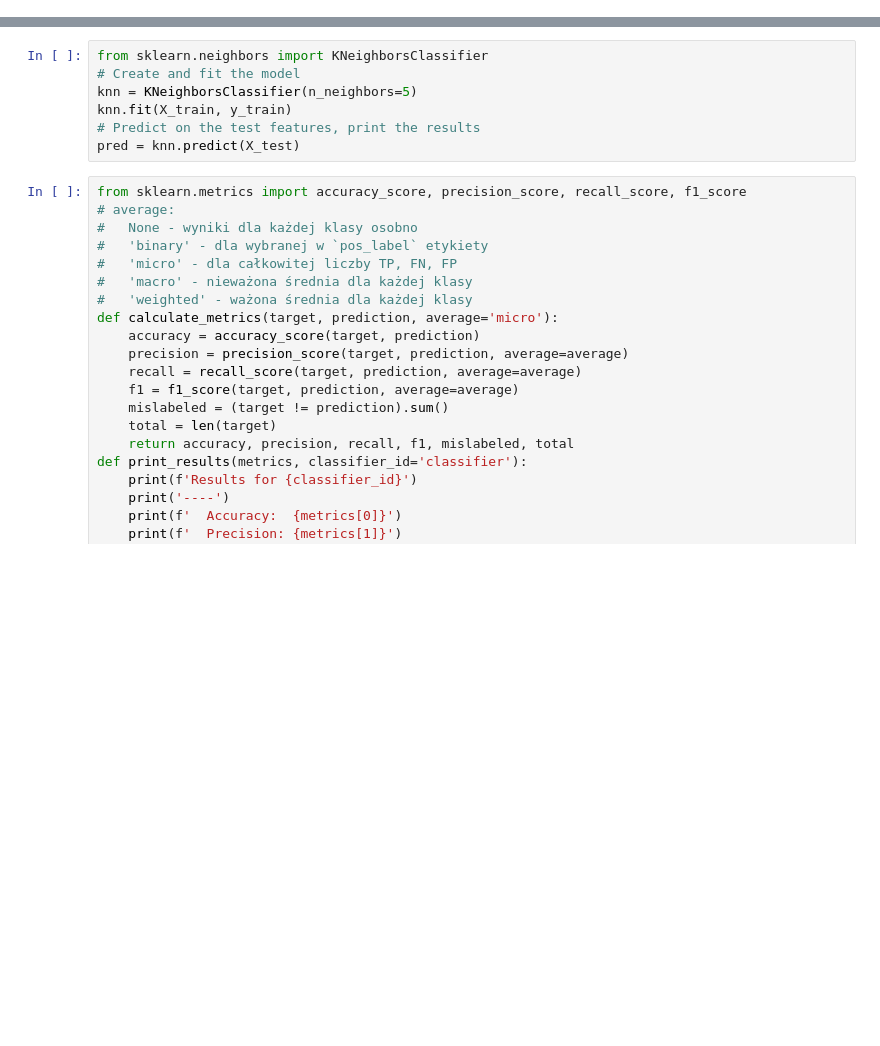
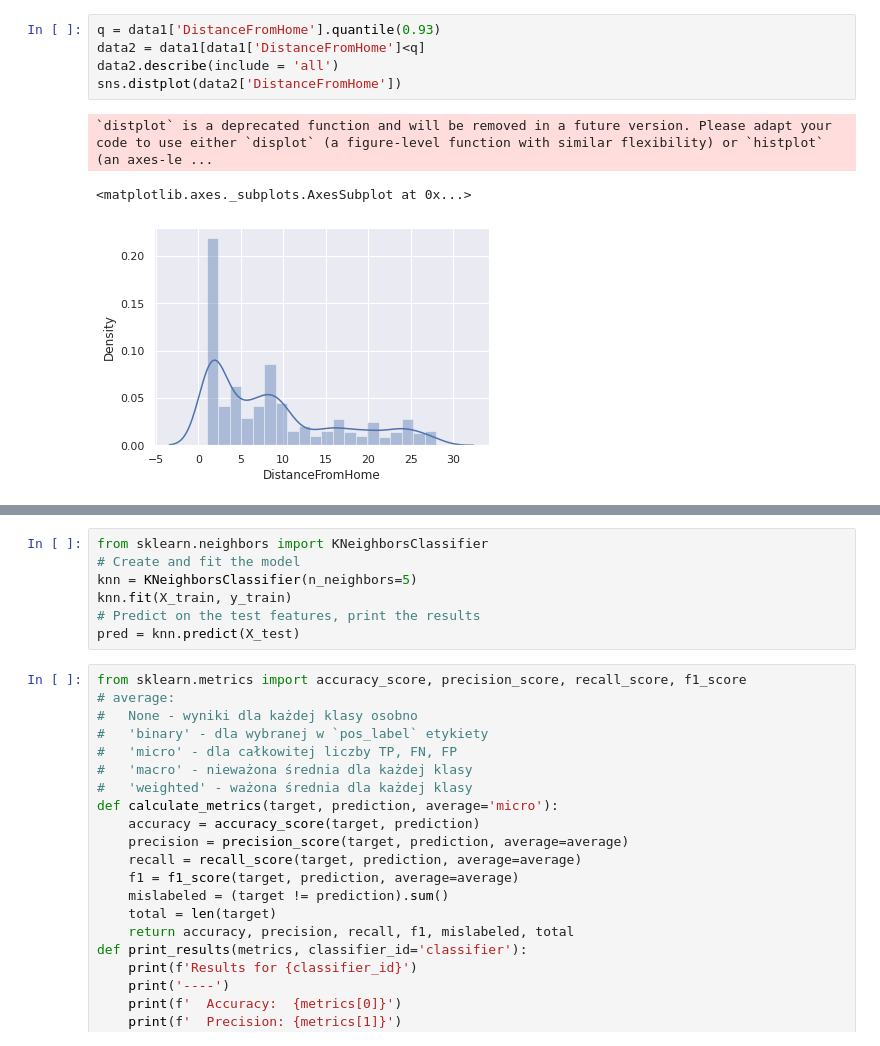
Before and after one commit to jodekpotasu/attrition, a Jupyter notebook: Projekt_praktyczny_2_poprawki.ipynb, the cells around one changed output, grey strips where cells are left out. Drawn from its saved outputs; the diff is of its cells as text; blank space fills up the shorter version.

```diff
--- a/Projekt_praktyczny_2_poprawki.ipynb
+++ b/Projekt_praktyczny_2_poprawki.ipynb
@@ -152,0 +124,9 @@ sns.heatmap(corr)
+# %%
+q = data1['DistanceFromHome'].quantile(0.93)
+data2 = data1[data1['DistanceFromHome']<q]
+data2.describe(include = 'all')
+sns.distplot(data2['DistanceFromHome'])
+# %% [output]
+`distplot` is a deprecated function and will be removed in a future version. Please adapt your code to use either `displot` (a figure-level function with similar flexibility) or `histplot` (an axes-le ...
+<matplotlib.axes._subplots.AxesSubplot at 0x...>
+[figure, added]
```
Also changed, not shown: parts of 87 cells of this notebook.
